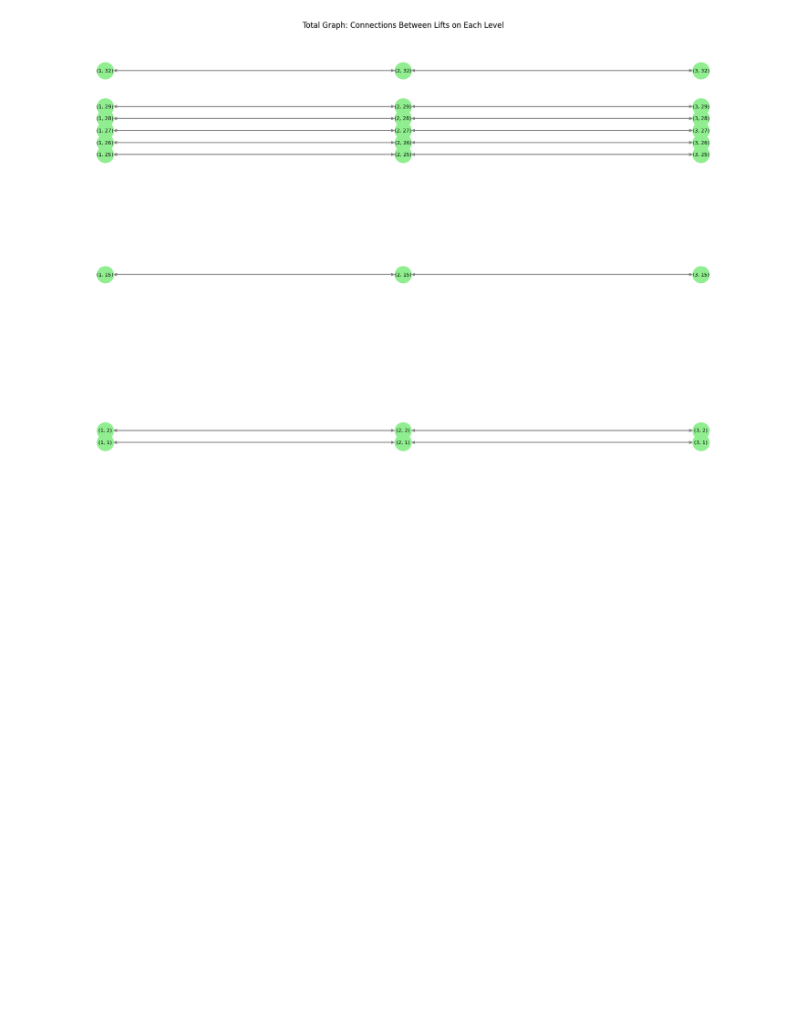
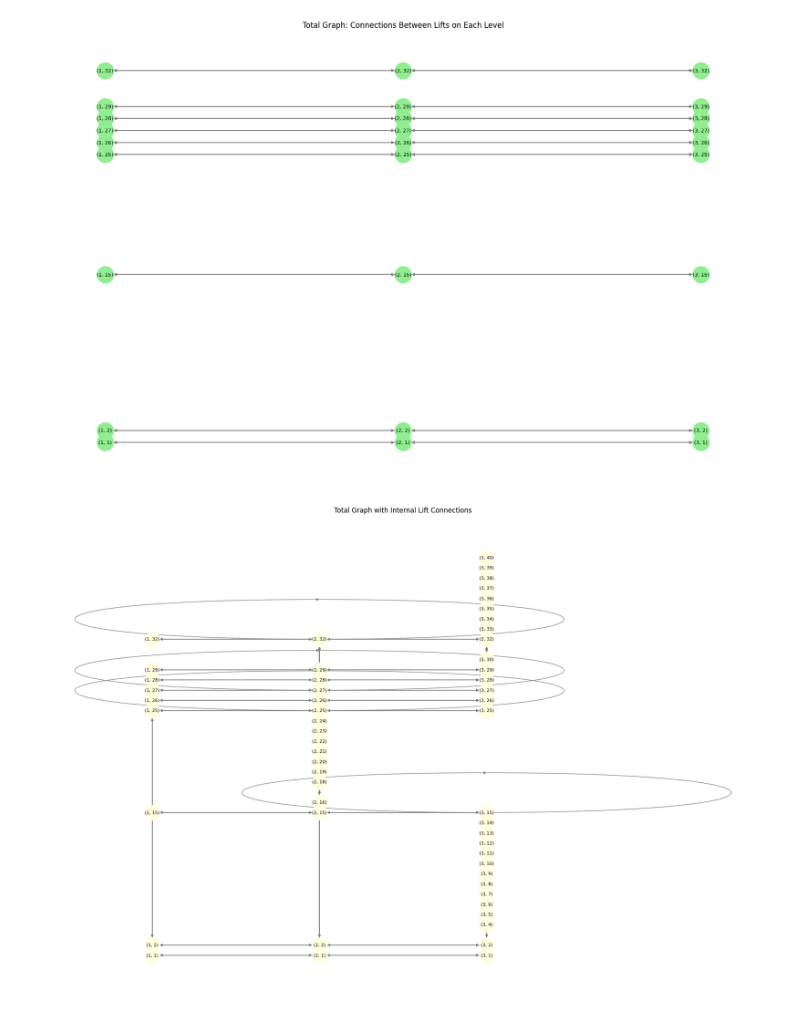
Before and after one commit to ksetdekov/elevator_navigator, a Jupyter notebook: lifts.ipynb, the cells around one changed output. Drawn from its saved outputs; the diff is of its cells as text; code cells hidden in the pictures; blank space fills up the shorter version.

```diff
--- a/lifts.ipynb
+++ b/lifts.ipynb
@@ -122,3 +122,32 @@ plt.show()
 # ...existing code...
 # %% [output]
 [figure]
+# %%
+# Extend the total graph with internal lift connections
+
+# Add edges for lift1
+for from_level, to_levels in lift1.items():
+    for to_level in to_levels:
+        total.add_edge((1, from_level), (1, to_level))
+
+# Add edges for lift2
+for from_level, to_levels in lift2.items():
+    for to_level in to_levels:
+        total.add_edge((2, from_level), (2, to_level))
+
+# Add edges for lift3
+for from_level, to_levels in lift3.items():
+    for to_level in to_levels:
+        total.add_edge((3, from_level), (3, to_level))
+
+# Plot the extended graph
+plt.figure(figsize=(18, 12))
+pos = {(lift, level): (lift, level) for (lift, level) in total.nodes}
+nx.draw(total, pos, with_labels=True, node_size=700, node_color="lightyellow", font_size=8, edge_color="gray")
+plt.title("Total Graph with Internal Lift Connections")
+plt.xlabel("Lift Number")
+plt.ylabel("Level")
+plt.tight_layout()
+plt.show()
+# %% [output]
+[figure, added]
```
